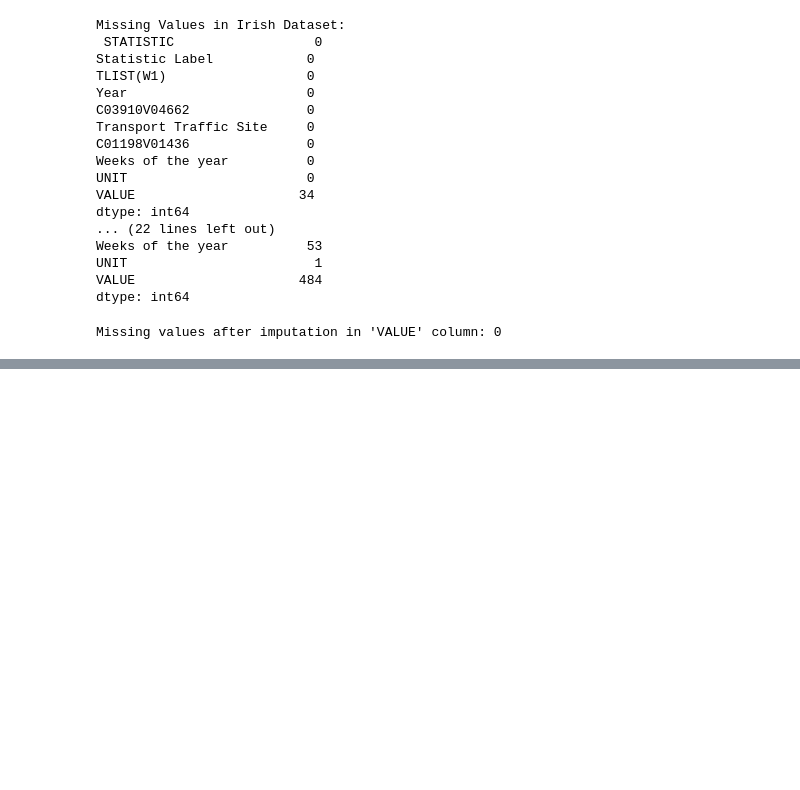
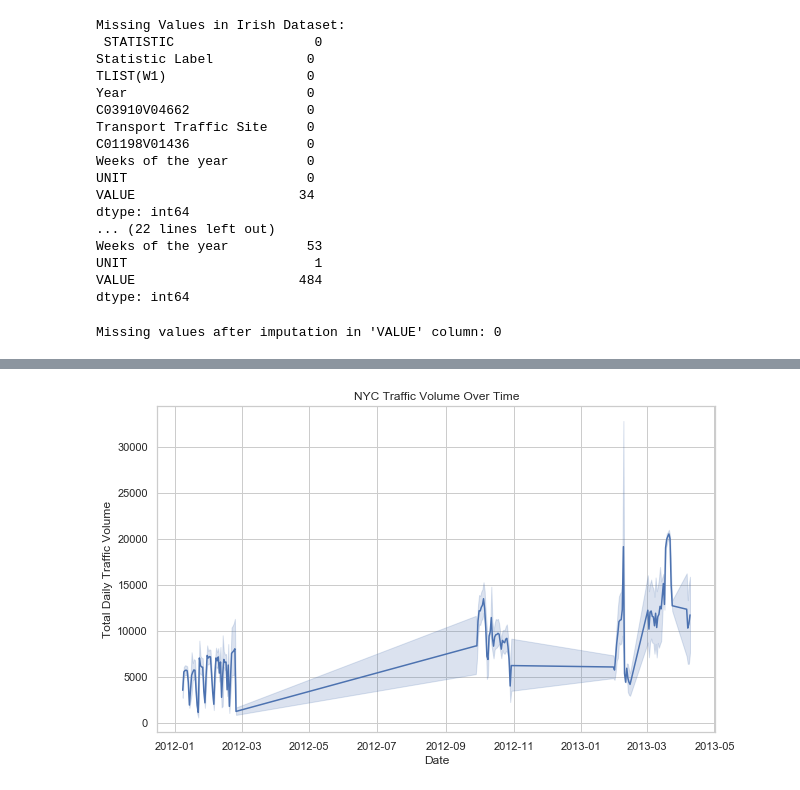
Before and after one commit to WhoisClean/ireland_transport, a Jupyter notebook: transport_ireland.ipynb, the cells around one changed output, grey strips where cells are left out. Cells and saved outputs as stored; diff of their text form; code cells hidden in the pictures; blank space fills up the shorter version.

```diff
--- a/transport_ireland.ipynb
+++ b/transport_ireland.ipynb
@@ -275,0 +126,11 @@ chi2_test_sex_severity, chi2_test_age_severity
+# %%
+import pandas as pd
+
+# Concatenating the datasets
+combined_nyc_traffic = pd.concat([nyc_traffic_2011_2012, nyc_traffic_2012_2013])
+
+# Checking the combined dataset
+combined_nyc_traffic_info = combined_nyc_traffic.info()
+combined_nyc_traffic_head = combined_nyc_traffic.head()
+
+(combined_nyc_traffic_info, combined_nyc_traffic_head)
@@ -275,0 +172,11 @@ chi2_test_sex_severity, chi2_test_age_severity
+# %%
+# Convert 'Date' column to datetime format
+combined_nyc_traffic['Date'] = pd.to_datetime(combined_nyc_traffic['Date'])
+
+# Handling missing values
+# For numeric columns like 'GIS ID' and 'Segment ID', you can fill missing values with a placeholder like 0 or a statistical measure like the mean.
+combined_nyc_traffic['GIS ID'].fillna(0, inplace=True)
+combined_nyc_traffic['Segment ID'].fillna(0, inplace=True)
+
+# Verify changes
+combined_nyc_traffic.info()
@@ -275,0 +201,20 @@ chi2_test_sex_severity, chi2_test_age_severity
+# %%
+# Columns representing hourly traffic counts
+hourly_columns = ['12:00-1:00 AM', '1:00-2:00AM', '2:00-3:00AM', '3:00-4:00AM', '4:00-5:00AM',
+                  '5:00-6:00AM', '6:00-7:00AM', '7:00-8:00AM', '8:00-9:00AM', '9:00-10:00AM',
+                  '10:00-11:00AM', '11:00-12:00PM', '12:00-1:00PM', '1:00-2:00PM', '2:00-3:00PM',
+                  '3:00-4:00PM', '4:00-5:00PM', '5:00-6:00PM', '6:00-7:00PM', '7:00-8:00PM',
+                  '8:00-9:00PM', '9:00-10:00PM', '10:00-11:00PM', '11:00-12:00AM']
+
+# Adding a new column for total daily traffic volume
+combined_nyc_traffic['Total Daily Traffic'] = combined_nyc_traffic[hourly_columns].sum(axis=1)
+# %%
+# Visualization
+plt.figure(figsize=(10, 6))
+sns.lineplot(x='Date', y='Total Daily Traffic', data=combined_nyc_traffic)
+plt.title('NYC Traffic Volume Over Time')
+plt.xlabel('Date')
+plt.ylabel('Total Daily Traffic Volume')
+plt.show()
+# %% [output]
+[figure, added]
```
Also changed, not shown: parts of 8 cells of this notebook, 6 other files.
